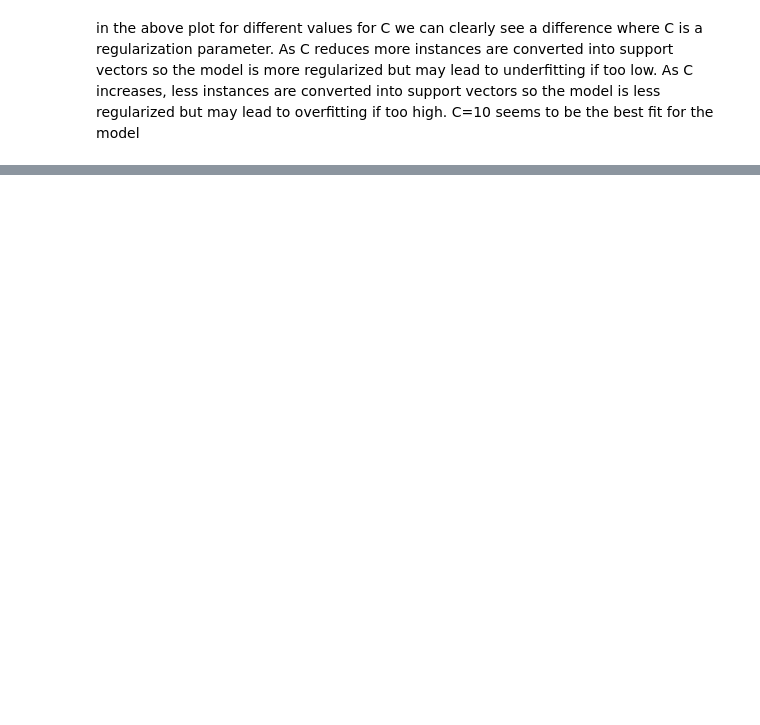
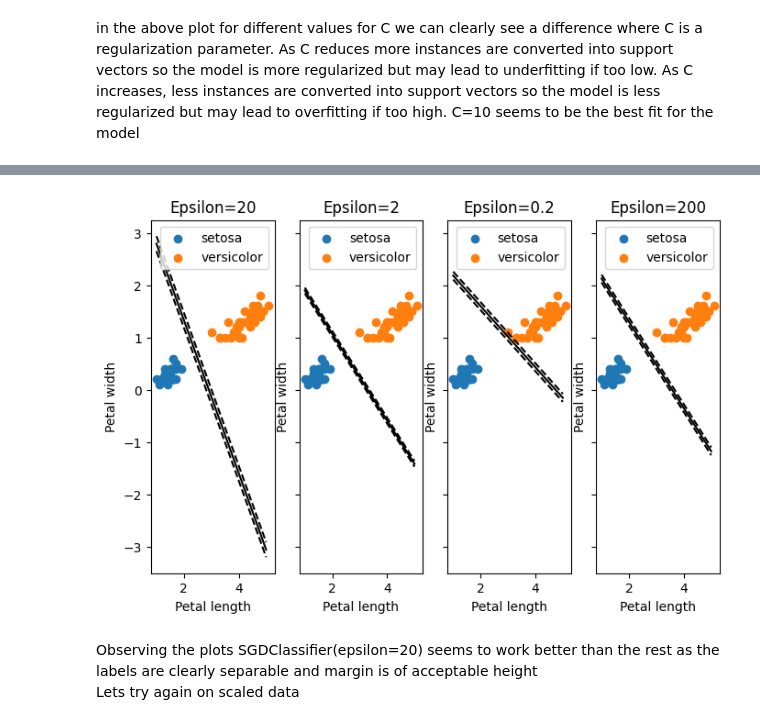
Before and after one commit to Prashant-Bista/SVM, a Jupyter notebook: SVM_VS_SGD.ipynb, the cells around one changed output, grey strips where cells are left out. Saved outputs shown, nothing was run; the diff lists cells and outputs as text; code cells hidden in the pictures; blank space fills up the shorter version.

```diff
--- a/SVM_VS_SGD.ipynb
+++ b/SVM_VS_SGD.ipynb
@@ -114,0 +114,29 @@ plt.show()
+# %%
+sgd= SGDClassifier(epsilon=20,penalty="elasticnet",l1_ratio=0.5)
+sgd.fit(trainx,trainy)
+fig,axes=plt.subplots(ncols=4, sharey=True, figsize=(8,5))
+
+plt.sca(axes[0])
+sgd= SGDClassifier(epsilon=20,penalty="elasticnet",l1_ratio=0.5)
+sgd.fit(trainx,trainy)
+plot_boundary(sgd,"Epsilon=20")
+
+plt.sca(axes[1])
+sgd= SGDClassifier(epsilon=2,penalty="elasticnet",l1_ratio=0.5)
+sgd.fit(trainx,trainy)
+plot_boundary(sgd,"Epsilon=2")
+
+plt.sca(axes[2])
+sgd= SGDClassifier(epsilon=0.2,penalty="elasticnet",l1_ratio=0.5)
+sgd.fit(trainx,trainy)
+plot_boundary(sgd,"Epsilon=0.2")
+
+plt.sca(axes[3])
+sgd= SGDClassifier(epsilon=20,penalty="elasticnet",l1_ratio=0.5)
+sgd.fit(trainx,trainy)
+plot_boundary(sgd,"Epsilon=200")
+# %% [output]
+[figure, added]
+# %% [markdown]
+Observing the plots SGDClassifier(epsilon=20) seems to work better than the rest as the labels are clearly separable and margin is of acceptable height<br>
+Lets try again on scaled data
```
Also changed, not shown: parts of 4 cells of this notebook.
